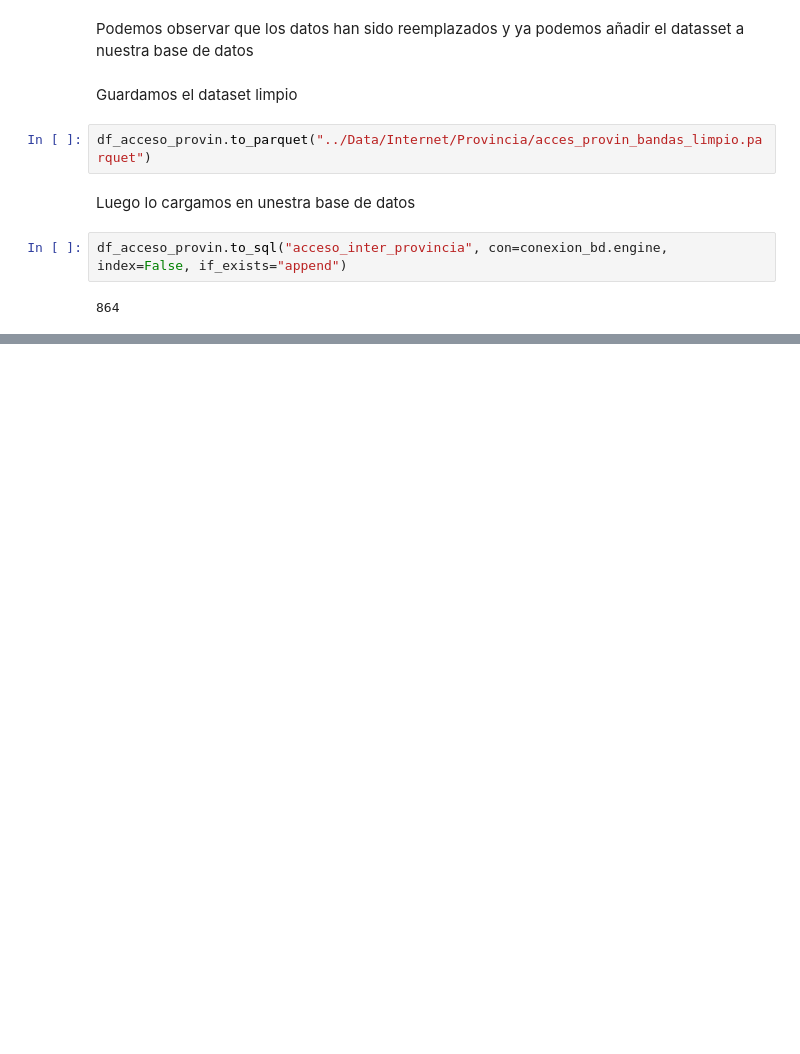
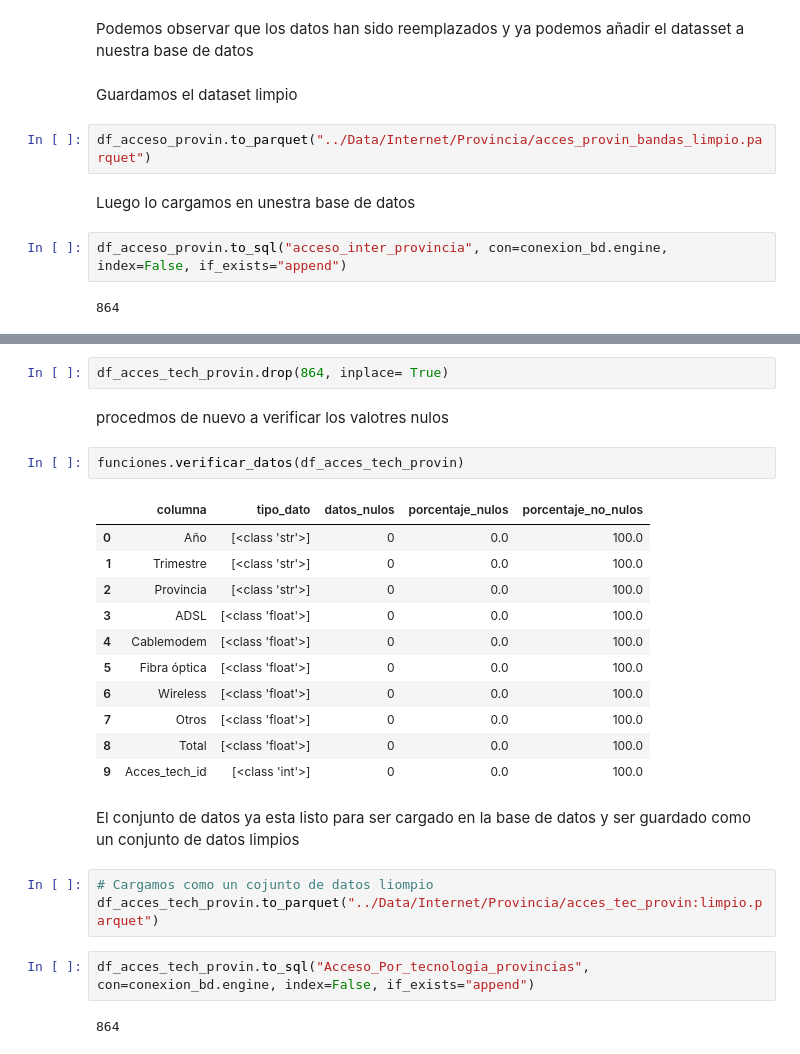
Before and after one commit to freddyv1828/Telecomunicaciones, a Jupyter notebook: Notebooks/Etl_internet.ipynb, the cells around one changed output, grey strips where cells are left out. Saved outputs shown, nothing was run; the diff lists cells and outputs as text; blank space fills up the shorter version.

```diff
--- a/Notebooks/Etl_internet.ipynb
+++ b/Notebooks/Etl_internet.ipynb
@@ -238,0 +316,27 @@ df_acceso_provin.to_sql("acceso_inter_provincia", con=conexion_bd.engine, index=
+# %%
+df_acces_tech_provin.drop(864, inplace= True)
+# %% [markdown]
+procedmos de nuevo a verificar los valotres nulos
+# %%
+funciones.verificar_datos(df_acces_tech_provin)
+# %% [output]
+|  | columna | tipo_dato | datos_nulos | porcentaje_nulos | porcentaje_no_nulos |
+| 0 | Año | [<class 'str'>] | 0 | 0.0 | 100.0 |
+| 1 | Trimestre | [<class 'str'>] | 0 | 0.0 | 100.0 |
+| 2 | Provincia | [<class 'str'>] | 0 | 0.0 | 100.0 |
+| 3 | ADSL | [<class 'float'>] | 0 | 0.0 | 100.0 |
+| 4 | Cablemodem | [<class 'float'>] | 0 | 0.0 | 100.0 |
+| 5 | Fibra óptica | [<class 'float'>] | 0 | 0.0 | 100.0 |
+| 6 | Wireless | [<class 'float'>] | 0 | 0.0 | 100.0 |
+| 7 | Otros | [<class 'float'>] | 0 | 0.0 | 100.0 |
+| 8 | Total | [<class 'float'>] | 0 | 0.0 | 100.0 |
+| 9 | Acces_tech_id | [<class 'int'>] | 0 | 0.0 | 100.0 |
+# %% [markdown]
+El conjunto de datos ya esta listo para ser cargado en la base de datos y ser guardado como un conjunto de datos limpios
+# %%
+# Cargamos como un cojunto de datos liompio
+df_acces_tech_provin.to_parquet("../Data/Internet/Provincia/acces_tec_provin:limpio.parquet")
+# %%
+df_acces_tech_provin.to_sql("Acceso_Por_tecnologia_provincias", con=conexion_bd.engine, index=False, if_exists="append")
+# %% [output]
+864
```
Also changed, not shown: parts of 22 cells of this notebook, 2 other files.
